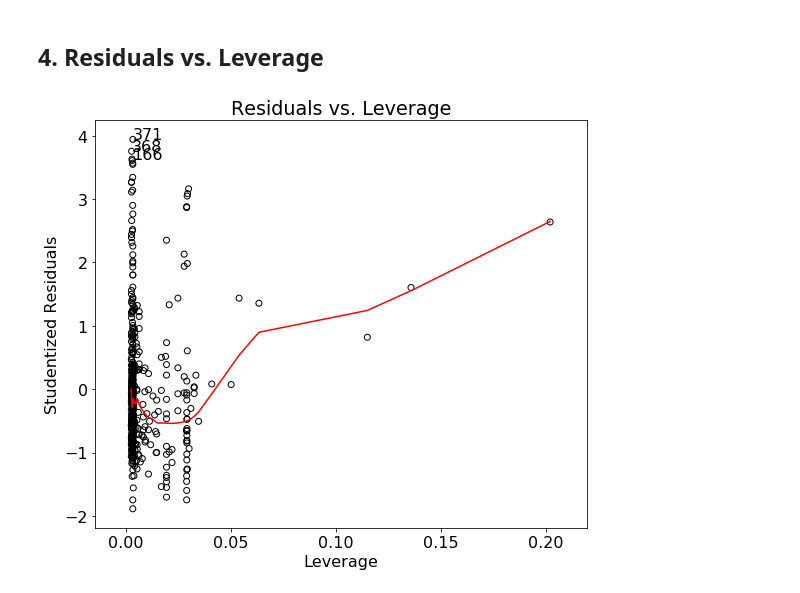
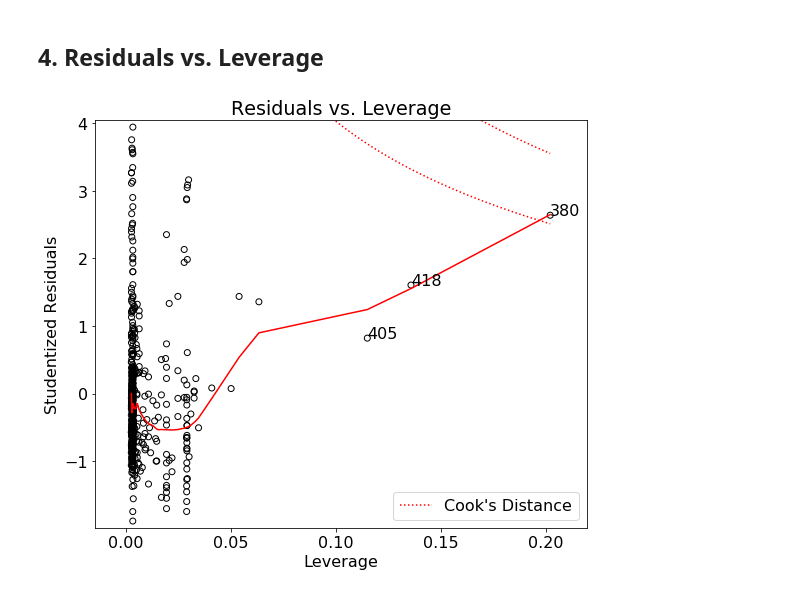
Before and after one commit to j-sadowski/FromRtoPython, a Jupyter notebook: LinearRegression.ipynb, the cells around one changed output. Drawn from its saved outputs; the diff is of its cells as text; code cells hidden in the pictures.

```diff
--- a/LinearRegression.ipynb
+++ b/LinearRegression.ipynb
@@ -119,0 +128,18 @@ plt.show()
+# %%
+temp = sorted_norm_residuals.copy().reset_index()
+sortedidx = temp[temp.iloc[:,1].isin(top3)].index
+# %%
+theoretical_quantiles = pd.Series(stats.probplot(sorted_norm_residuals, dist = 'norm', fit = False)[0])\
+                                  .sort_values(ascending = False)
+# %%
+fig, ax = plt.subplots()
+x = theoretical_quantiles
+y = sorted_norm_residuals
+ax.scatter(x,y, edgecolor = 'k',facecolor = 'none')
+ax.set_title('Normal Q-Q')
+ax.set_ylabel('Standardized Residuals')
+ax.set_xlabel('Theoretical Quantiles')
+ax.plot([np.min([x,y]),np.max([x,y])],[np.min([x,y]),np.max([x,y])], color = 'r', ls = '--')
+for i, val in enumerate(top3.index):
+    ax.annotate(val,xy=(theoretical_quantiles.iloc[sortedidx[i]],sorted_norm_residuals[val]))
+plt.show()
@@ -149,25 +184,38 @@ plt.show()
 # %%
 leverage = results.get_influence().hat_matrix_diag
 smoothed = lowess(norm_residuals,leverage)
-top3 = abs(pd.Series(norm_residuals)).sort_values(ascending = False)[:3]
+top3 = abs(pd.Series(leverage)).sort_values(ascending = False)[:3]
 # %%
 plt.rcParams.update({'font.size': 16})
 plt.rcParams["figure.figsize"] = (8,7)
 fig, ax = plt.subplots()
 ax.scatter(leverage, norm_residuals, edgecolors = 'k', facecolors = 'none')
 ax.plot(smoothed[:,0],smoothed[:,1],color = 'r')
 ax.set_ylabel('Studentized Residuals')
 ax.set_xlabel('Leverage')
 ax.set_title('Residuals vs. Leverage')
-
+ax.set_ylim(min(norm_residuals)-0.1,max(norm_residuals)+0.1)
 # Save the figure and show
 plt.tight_layout()
 #plt.savefig('Category1SpendingAllClust.png', dpi = 300, bbox_inches = 'tight')
 for i in top3.index:
     ax.annotate(i,xy=(leverage[i],norm_residuals[i]))
+
+cooksx = np.linspace(min(leverage), max(leverage), 50)
+p = len(results.params)
+poscooks1y = np.sqrt((p*(1-cooksx)**2)/cooksx)
+poscooks05y = np.sqrt(0.5*(p*(1-cooksx)**2)/cooksx)
+negcooks1y = -np.sqrt((p*(1-cooksx)**2)/cooksx)
+negcooks05y = -np.sqrt(0.5*(p*(1-cooksx)**2)/cooksx)
+
+ax.plot(cooksx,poscooks1y,label = "Cook's Distance", ls = ':', color = 'r')
+ax.plot(cooksx,poscooks05y, ls = ':', color = 'r')
+ax.plot(cooksx,negcooks1y, ls = ':', color = 'r')
+ax.plot(cooksx,negcooks05y, ls = ':', color = 'r')
+ax.legend()
 plt.show()
 # %% [output]
-[figure, old version]
+[figure, new version]
 # %%
 OLS_Rplots.Rplot4(results)
 plt.show()
```
Also changed, not shown: parts of 13 cells of this notebook, 3 other files.
